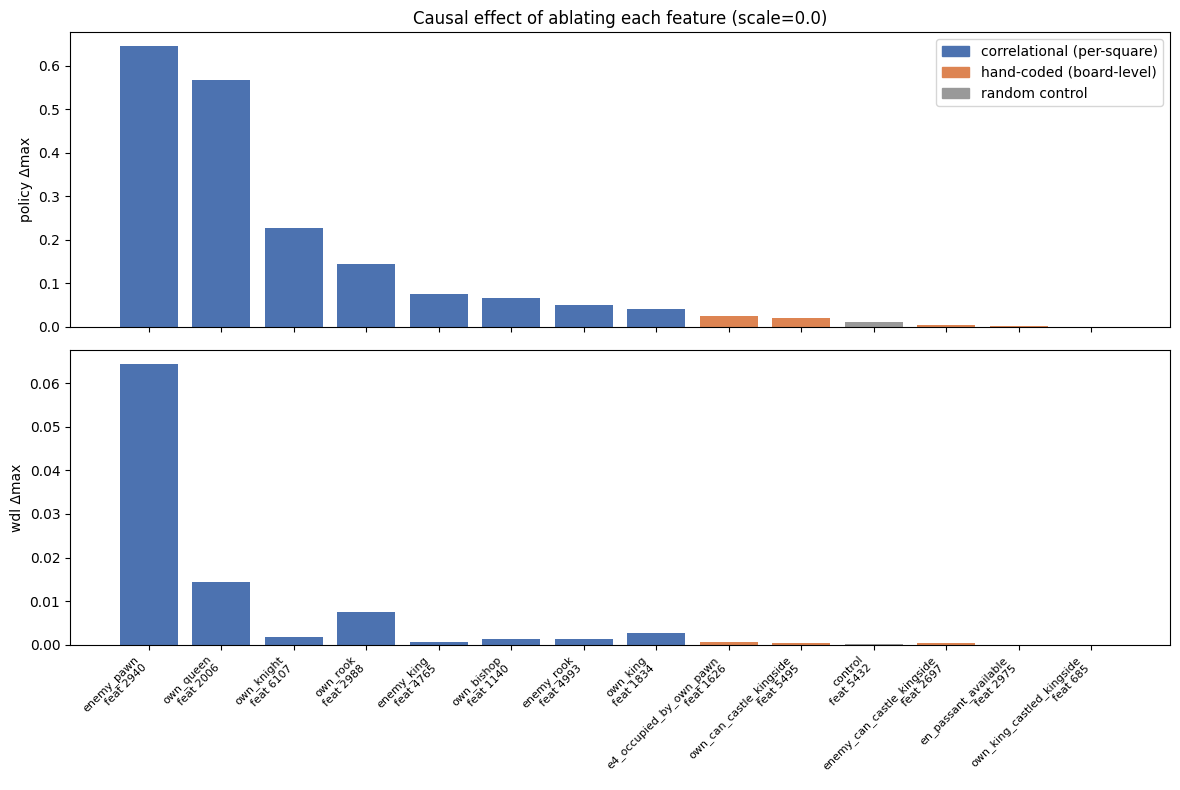
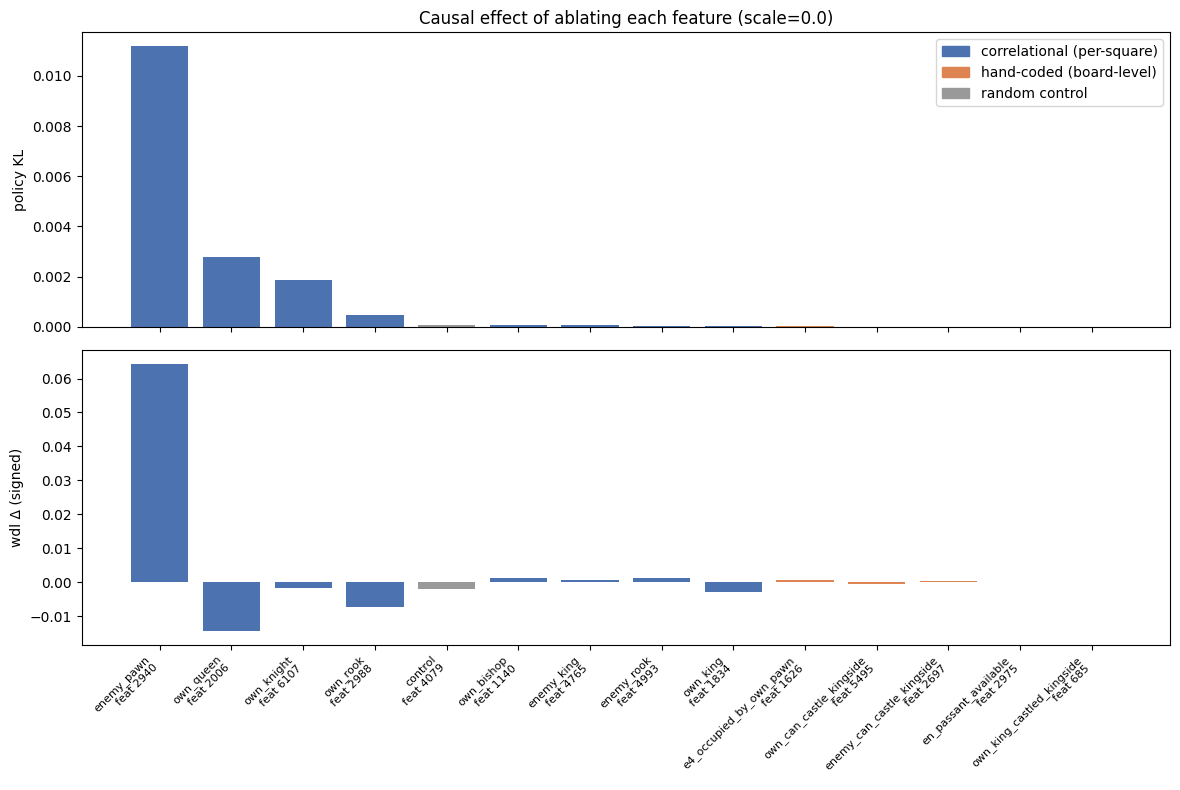
The notebook cell's code change between the first figure and the second:
--- before
+++ after
@@ -15,5 +15,5 @@
 candidates.append(("control", control, float("nan"), "control", lambda i: True))
 
-# One ablation per candidate; record the max head shift. Skip concepts absent from the eval set.
+# One ablation per candidate; record the policy KL and the signed wdl shift. Skip concepts absent from the eval set.
 records = []
 for label, feat, f1, kind, has_concept in candidates:
@@ -22,11 +22,12 @@
         print(f"skip {label}: no eval board exhibits this concept")
         continue
-    p_delta, w_delta = causal.patch_feature(base_model, sae, LczeroBoard(eval_fens[idx]),
+    p_kl, w_delta = causal.patch_feature(base_model, sae, LczeroBoard(eval_fens[idx]),
                                             feat, layer=module, scale=0.0)
-    records.append((label, feat, kind, f1, float(p_delta.max()), float(w_delta.max())))
+    # p_kl: scalar policy KL; w_delta: signed (3,) -> keep its largest-magnitude bucket (signed).
+    records.append((label, feat, kind, f1, float(p_kl), float(w_delta[w_delta.abs().argmax()])))
 
-records.sort(key=lambda r: r[4], reverse=True)   # biggest policy mover first
+records.sort(key=lambda r: r[4], reverse=True)   # biggest policy mover (highest KL) first
 
-# Plot: policy Δmax (top) and wdl Δmax (bottom), bars colour-coded by group.
+# Plot: policy KL (top) and signed wdl Δ (bottom), bars colour-coded by group.
 names   = [f"{lab}\nfeat {ft}" for lab, ft, *_ in records]
 pol     = [r[4] for r in records]
@@ -37,8 +38,8 @@
 fig, (ax1, ax2) = plt.subplots(2, 1, figsize=(max(8, len(records) * 0.85), 8), sharex=True)
 ax1.bar(range(len(records)), pol, color=colors)
-ax1.set_ylabel("policy Δmax")
+ax1.set_ylabel("policy KL")
 ax1.set_title("Causal effect of ablating each feature (scale=0.0)")
 ax2.bar(range(len(records)), wdl, color=colors)
-ax2.set_ylabel("wdl Δmax")
+ax2.set_ylabel("wdl Δ (signed)")
 ax2.set_xticks(range(len(records)))
 ax2.set_xticklabels(names, rotation=45, ha="right", fontsize=8)

Commit: change causal change in policy to use KL instead of element wise diffrence